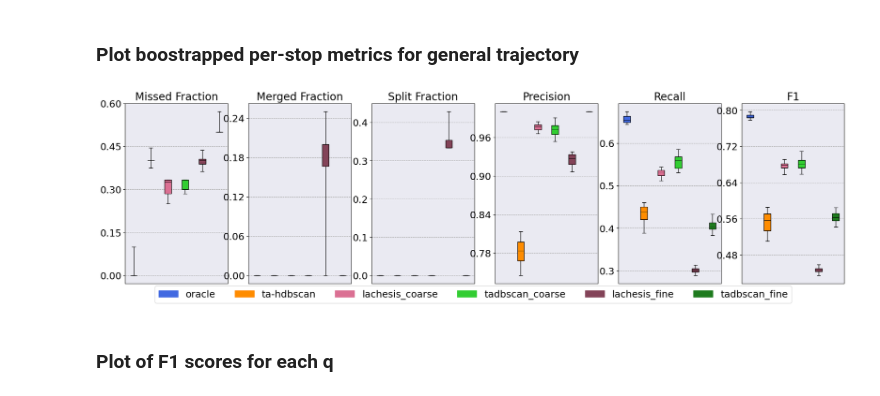
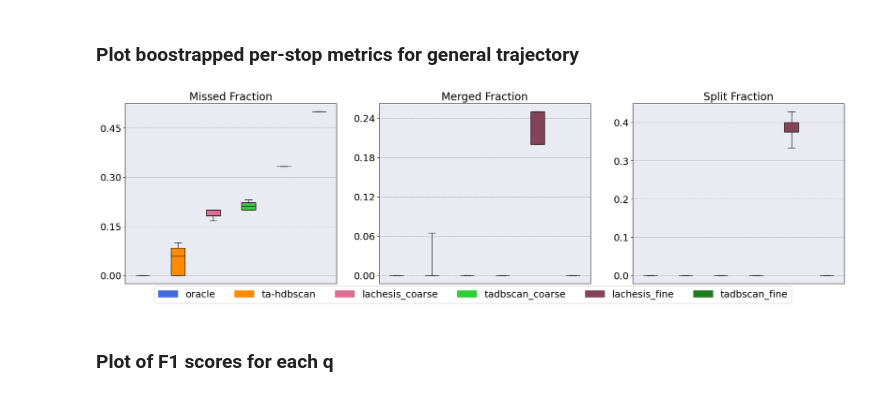
Before and after one commit to Watts-Lab/nomad, a Jupyter notebook: examples/research/visitation_join.ipynb, the cells around one changed output. Cells and saved outputs as stored; diff of their text form; code cells hidden in the pictures.

Commit message:
hdbscan without removing overlaps from cluster selection

```diff
--- a/examples/research/visitation_join.ipynb
+++ b/examples/research/visitation_join.ipynb
@@ -312,7 +309,7 @@ algo_params = pd.DataFrame([
     {
         'algo': 'ta-hdbscan',
         'func': HDBSCAN.hdbscan_labels,
-        'params': {'time_thresh': 240, 'min_pts': 3, 'min_cluster_size': 1, 'include_border_points': True},
+        'params': {'time_thresh': 240, 'min_pts': 2, 'min_cluster_size': 2, 'include_border_points': True},
         'pre_process_func': no_op_df,             # Correct: Passes 'data'
         'post_labels_func': postjoin_poly_map,
         'special_fix_func': rem_overlaps_hdbscan,
@@ -573,7 +572,7 @@ diary_bursts_df.drop(columns=['datetime'], errors='ignore', inplace=True)
 # %%
 results_list = []
 
-for burst in tqdm(diary_bursts_df.burst_id.dropna().unique()[2381:], desc='Processing bursts'):
+for burst in tqdm(diary_bursts_df.burst_id.dropna().unique(), desc='Processing bursts'):
     for _, row in algo_params.iterrows():
 
         # Skip if burst is NaN
@@ -617,13 +616,13 @@ for burst in tqdm(diary_bursts_df.burst_id.dropna().unique()[2381:], desc='Proce
         data_with_locations = row.post_labels_func(data=data_with_clusters)
         stops = data_with_locations[data_with_locations.cluster != -1].groupby('cluster', as_index=False).apply(summarize_stops_with_loc, include_groups=False)
 
-        if stops.empty:
-            print("Stops DataFrame is empty. Skipping rem_overlaps_hdbscan.")
-        else:
+        # if stops.empty:
+        #     print("Stops DataFrame is empty. Skipping rem_overlaps_hdbscan.")
+        # else:
+        #     stops = row.special_fix_func(stops=stops, data_with_clusters=data_with_locations, params=row.params)
+
+        if not stops.empty:
             stops = row.special_fix_func(stops=stops, data_with_clusters=data_with_locations, params=row.params)
-
-        # if not stops.empty:
-        #     stops = row.special_fix_func(stops=stops, data_with_clusters=data_with_locations, params=row.params)
 
         # METRICS
         metrics = compute_all_metrics(stops, truth, poi_table, burst, row.algo)
@@ -686,9 +767,9 @@ _base = {k:mcolors.to_hex(mcolors.to_rgb(v)) for k,v in raw.items()}
 algo_order = ['oracle','ta-hdbscan','lachesis_coarse','tadbscan_coarse','lachesis_fine', 'tadbscan_fine']
 colors = {a:(_base[a] if a in _base else shade(_base[a.split('_')[0]+'_coarse'])) for a in algo_order}
 # %%
-metrics = ['missed_fraction', 'merged_fraction', 'split_fraction', 'precision', 'recall', 'f1']
-# metrics = ['missed_fraction', 'merged_fraction', 'split_fraction']
+# metrics = ['missed_fraction', 'merged_fraction', 'split_fraction', 'precision', 'recall', 'f1']
+metrics = ['missed_fraction', 'merged_fraction', 'split_fraction']
 
 plot_metrics_boxplots(metrics_bootstrap_df, metrics, algo_order=algo_order, colors=colors, save_path='errors_per_stop')
 # %% [output]
-[figure, old version]
+[figure, new version]
```
Also changed, not shown: parts of 25 cells of this notebook, 6 other files.
